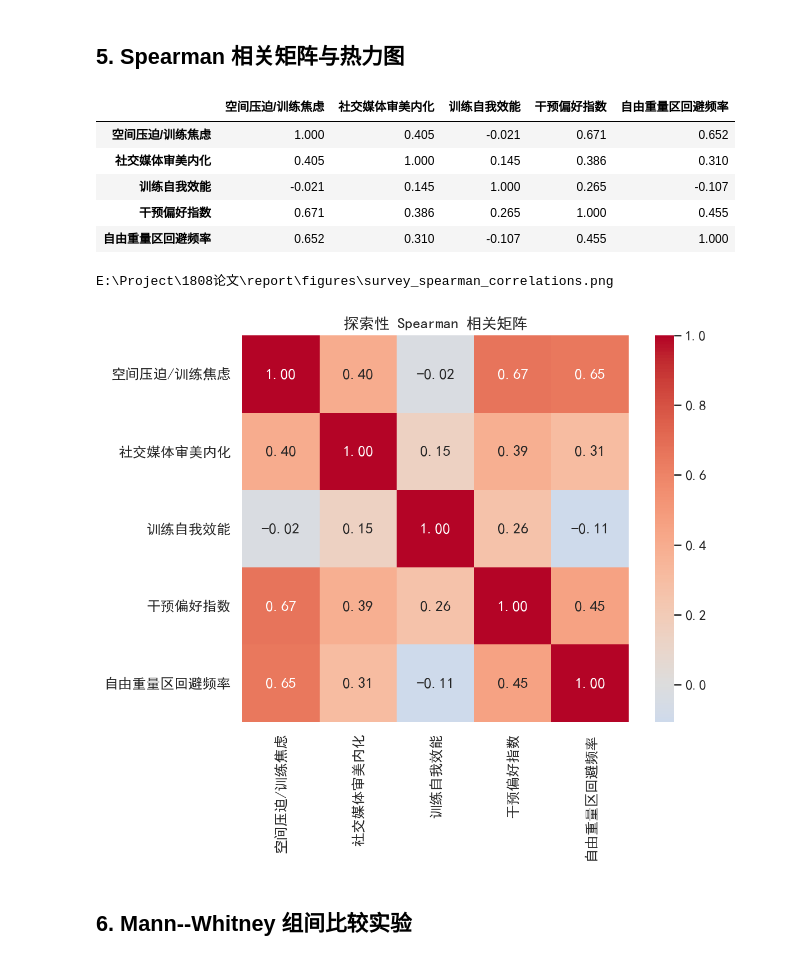
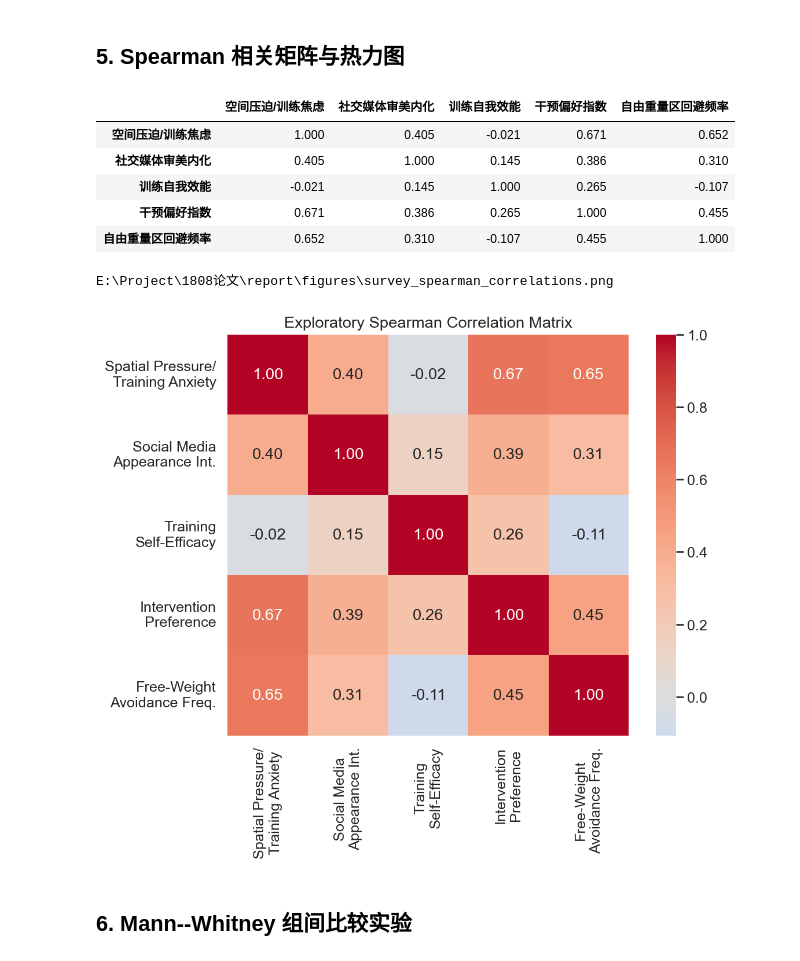
Before and after one commit to pheonix2006/ucug1808-gendered-gym-space, a Jupyter notebook: notebooks/06_participant_level_analysis.ipynb, the cells around one changed output. Cells and saved outputs as stored; diff of their text form; code cells hidden in the pictures.

```diff
--- a/notebooks/06_participant_level_analysis.ipynb
+++ b/notebooks/06_participant_level_analysis.ipynb
@@ -113,24 +113,34 @@ display(correlations.assign(
 ## 5. Spearman 相关矩阵与热力图
 # %%
 from src.visualization import correlation_heatmap
+from src.preprocessing import SLIDER_CONSTRUCTS_EN
 
 corr_matrix = spearman_correlation_matrix(participant_scores, corr_variables)
+
+rename_map = {
+    "空间压迫/训练焦虑": "Spatial Pressure/\nTraining Anxiety",
+    "社交媒体审美内化": "Social Media\nAppearance Int.",
+    "训练自我效能": "Training\nSelf-Efficacy",
+    "干预偏好指数": "Intervention\nPreference",
+    "自由重量区回避频率": "Free-Weight\nAvoidance Freq.",
+}
+corr_matrix_en = corr_matrix.rename(index=rename_map, columns=rename_map)
 display(corr_matrix.round(3))
 
 fig_dir = ROOT / "report" / "figures"
 fig_dir.mkdir(parents=True, exist_ok=True)
-fig = correlation_heatmap(corr_matrix, title="探索性 Spearman 相关矩阵")
+fig = correlation_heatmap(corr_matrix_en, title="Exploratory Spearman Correlation Matrix")
 fig.savefig(fig_dir / "survey_spearman_correlations.png", dpi=200)
 print(fig_dir / "survey_spearman_correlations.png")
 # %% [output]
 |  | 空间压迫/训练焦虑 | 社交媒体审美内化 | 训练自我效能 | 干预偏好指数 | 自由重量区回避频率 |
 | 空间压迫/训练焦虑 | 1.000 | 0.405 | -0.021 | 0.671 | 0.652 |
 | 社交媒体审美内化 | 0.405 | 1.000 | 0.145 | 0.386 | 0.310 |
 | 训练自我效能 | -0.021 | 0.145 | 1.000 | 0.265 | -0.107 |
 | 干预偏好指数 | 0.671 | 0.386 | 0.265 | 1.000 | 0.455 |
 | 自由重量区回避频率 | 0.652 | 0.310 | -0.107 | 0.455 | 1.000 |
 E:\Project\1808论文\report\figures\survey_spearman_correlations.png
-[figure, old version]
+[figure, new version]
 # %% [markdown]
 ## 6. Mann--Whitney 组间比较实验
 # %%
```
Also changed, not shown: 17 other files.
